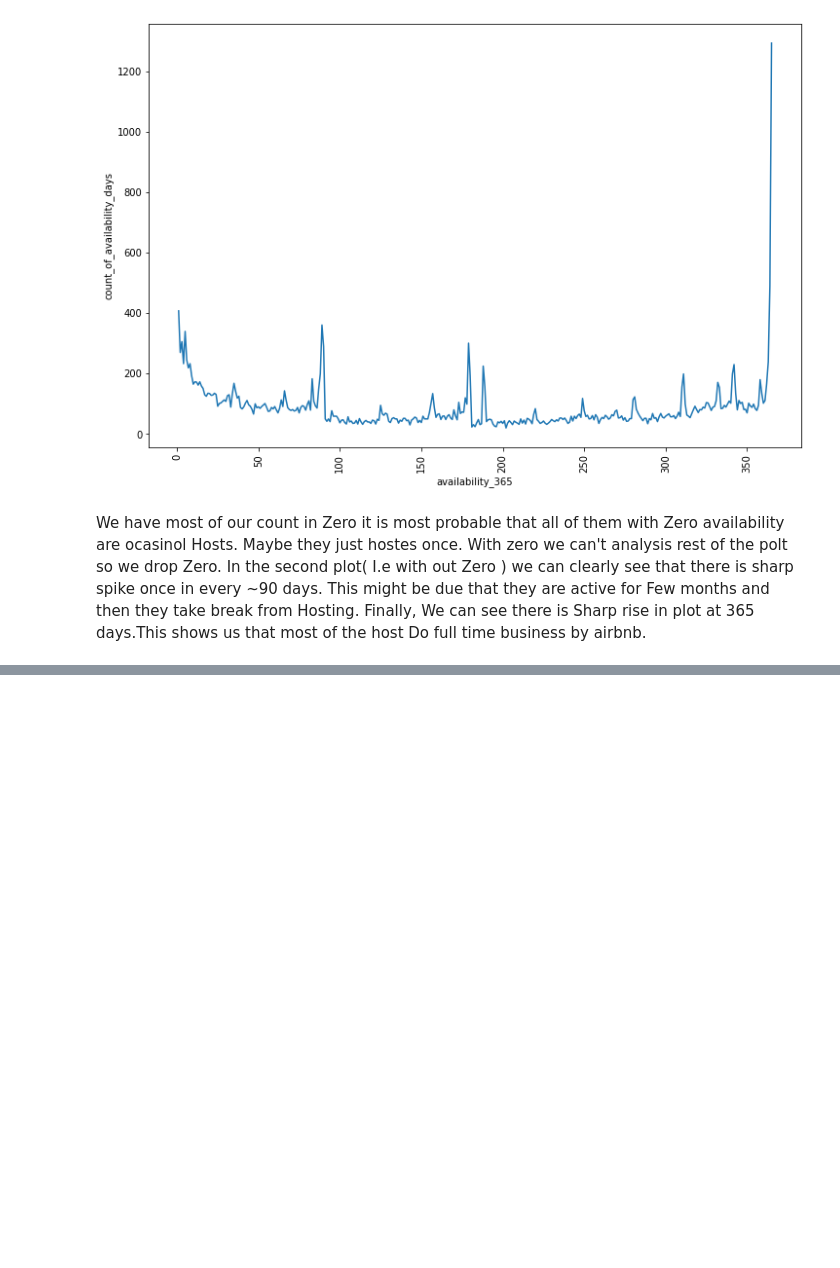
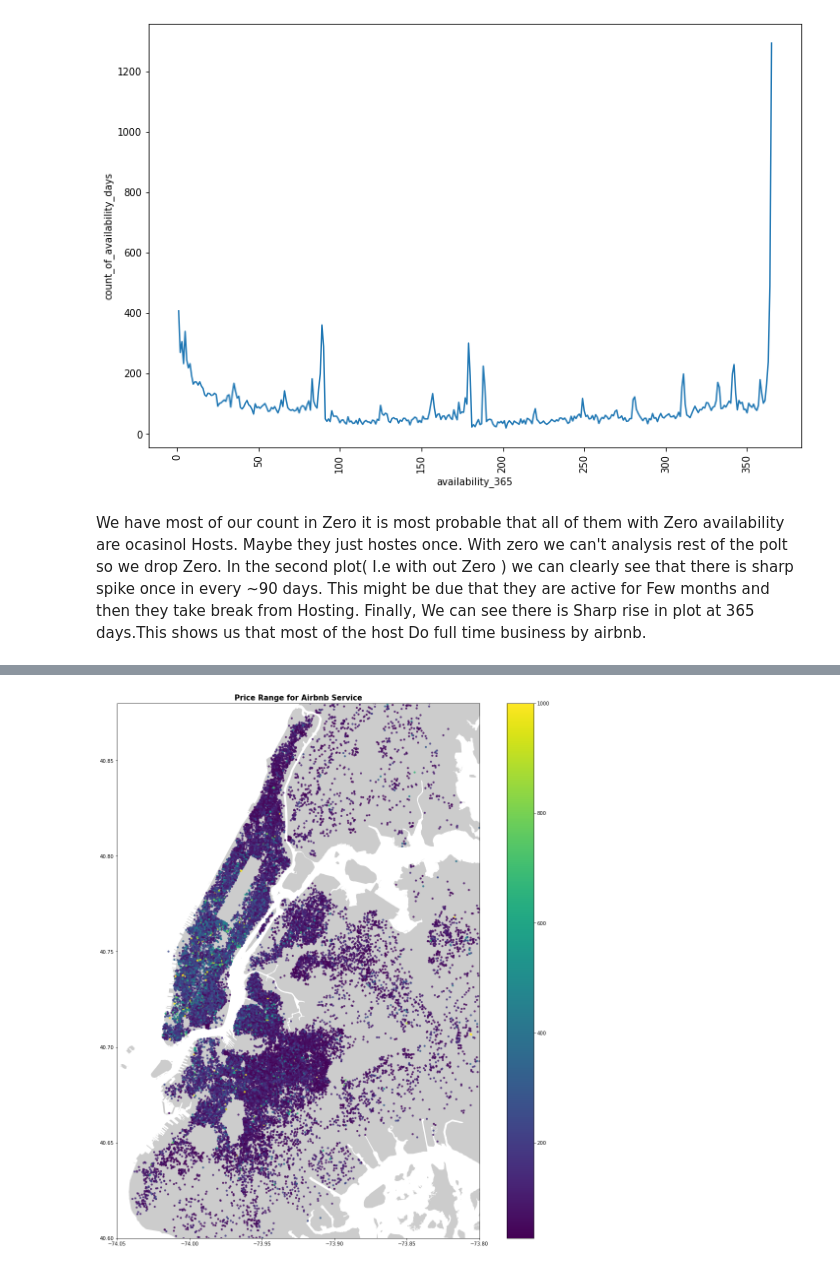
Before and after one commit to Sanjaycsk/AirBnb-EDA, a Jupyter notebook: AirBnB_Project.ipynb, the cells around one changed output, grey strips where cells are left out. Cells and saved outputs as stored; diff of their text form; code cells hidden in the pictures; blank space fills up the shorter version.

```diff
--- a/AirBnB_Project.ipynb
+++ b/AirBnB_Project.ipynb
@@ -645,0 +690,11 @@ We have most of our count in Zero it is most probable that all of them with Zero
+# %%
+#Let's see only the crowed part with better clarity
+fig, ax = plt.subplots(figsize=(20,20))
+street_map.plot(ax=ax, alpha=0.4,color='grey')
+airbnb_file_geo_plot1.plot(column='price',ax=ax,alpha=0.8,legend=True,markersize=10)
+plt.title('Price Range for Airbnb Service', fontsize=15,fontweight='bold')
+plt.xlim(-74.05,-73.8)
+plt.ylim( 40.6,40.88)
+plt.show()
+# %% [output]
+[figure, added]
```
Also changed, not shown: parts of 11 cells of this notebook.
